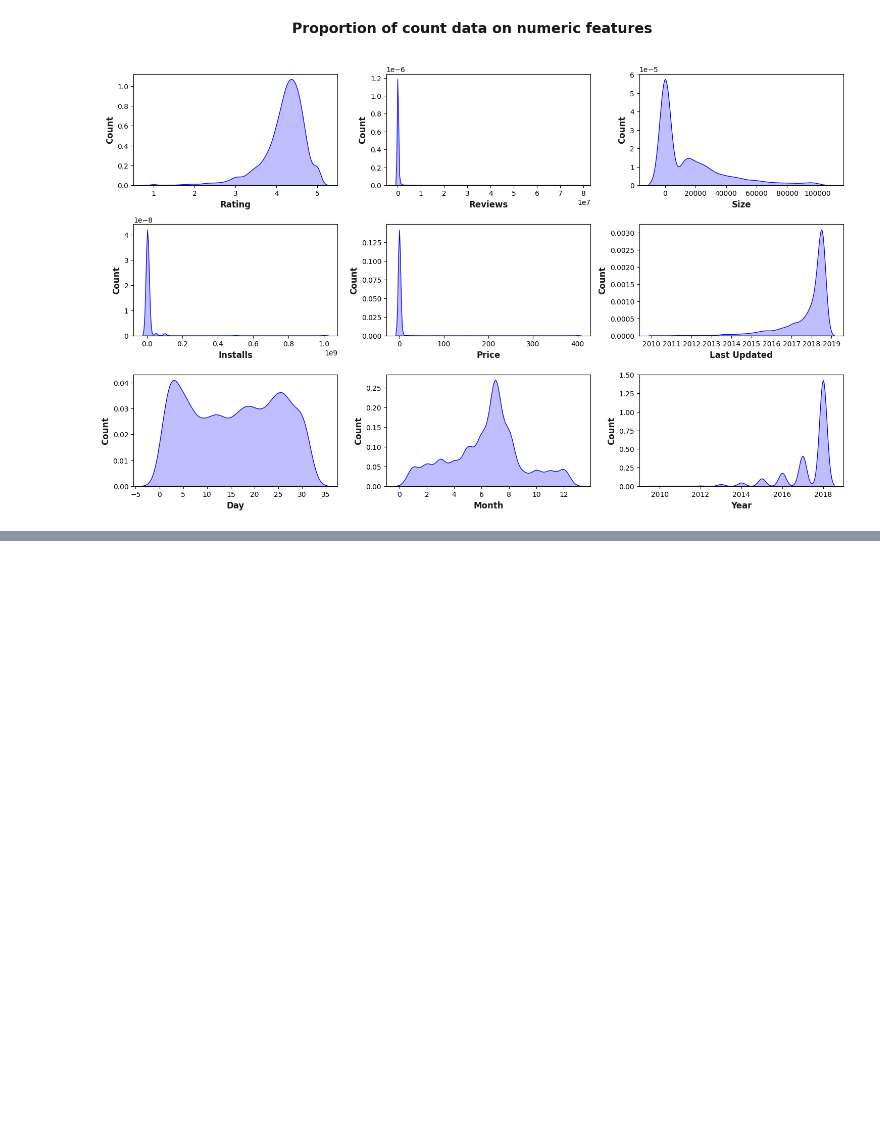
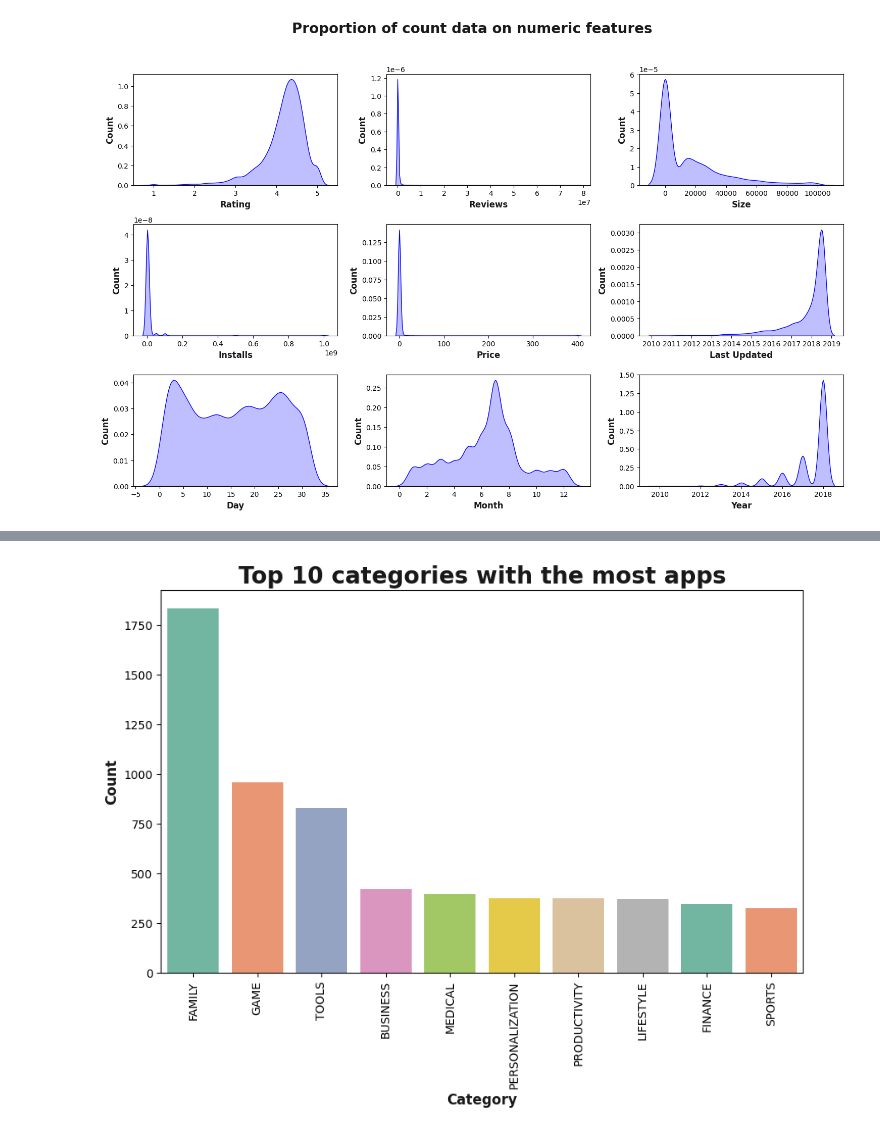
Before and after one commit to Imtiazjumman/Data_analytics, a Jupyter notebook: Exploratory Data/Data_cleaning_Google_playstore.ipynb, the cells around one changed output, grey strips where cells are left out. Cells and saved outputs as stored; diff of their text form; code cells hidden in the pictures; blank space fills up the shorter version.

```diff
--- a/Exploratory Data/Data_cleaning_Google_playstore.ipynb
+++ b/Exploratory Data/Data_cleaning_Google_playstore.ipynb
@@ -478,0 +495,12 @@ plt.show()
+# %%
+## TOp 10 categories with the most apps
+top_10_categories = df_copy['Category'].value_counts().nlargest(10)
+plt.figure(figsize=(10,6))
+sns.barplot(x=top_10_categories.index,y=top_10_categories.values,palette='Set2')
+plt.title('Top 10 categories with the most apps', fontsize=20,fontweight='semibold',alpha=0.9)
+plt.xlabel('Category', fontsize=12,fontweight='semibold',alpha=0.9)
+plt.ylabel('Count', fontsize=12,fontweight='semibold',alpha=0.9)
+plt.xticks(rotation=90)
+plt.show()
+# %% [output]
+[figure, added]
```
Also changed, not shown: parts of 8 cells of this notebook.
